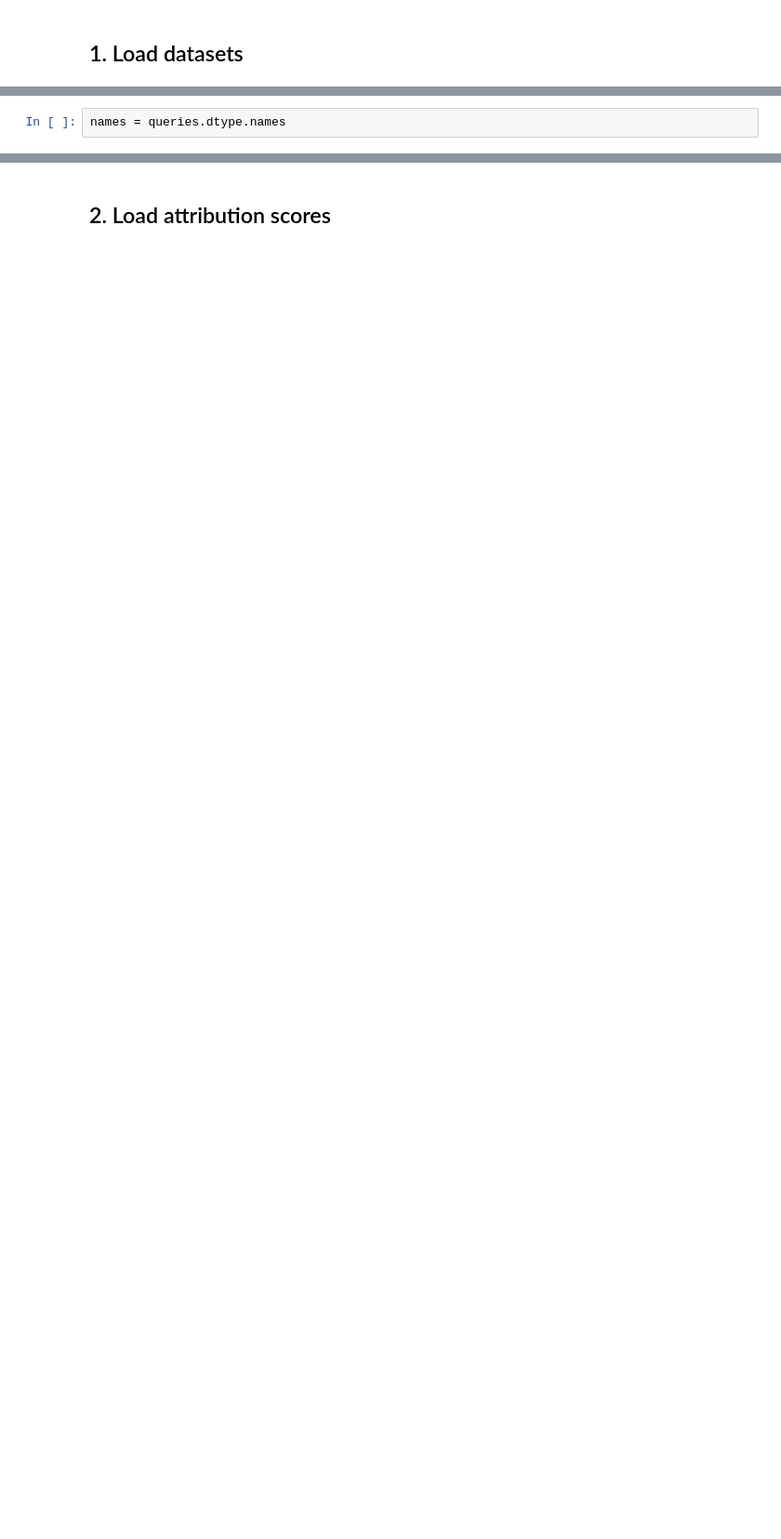
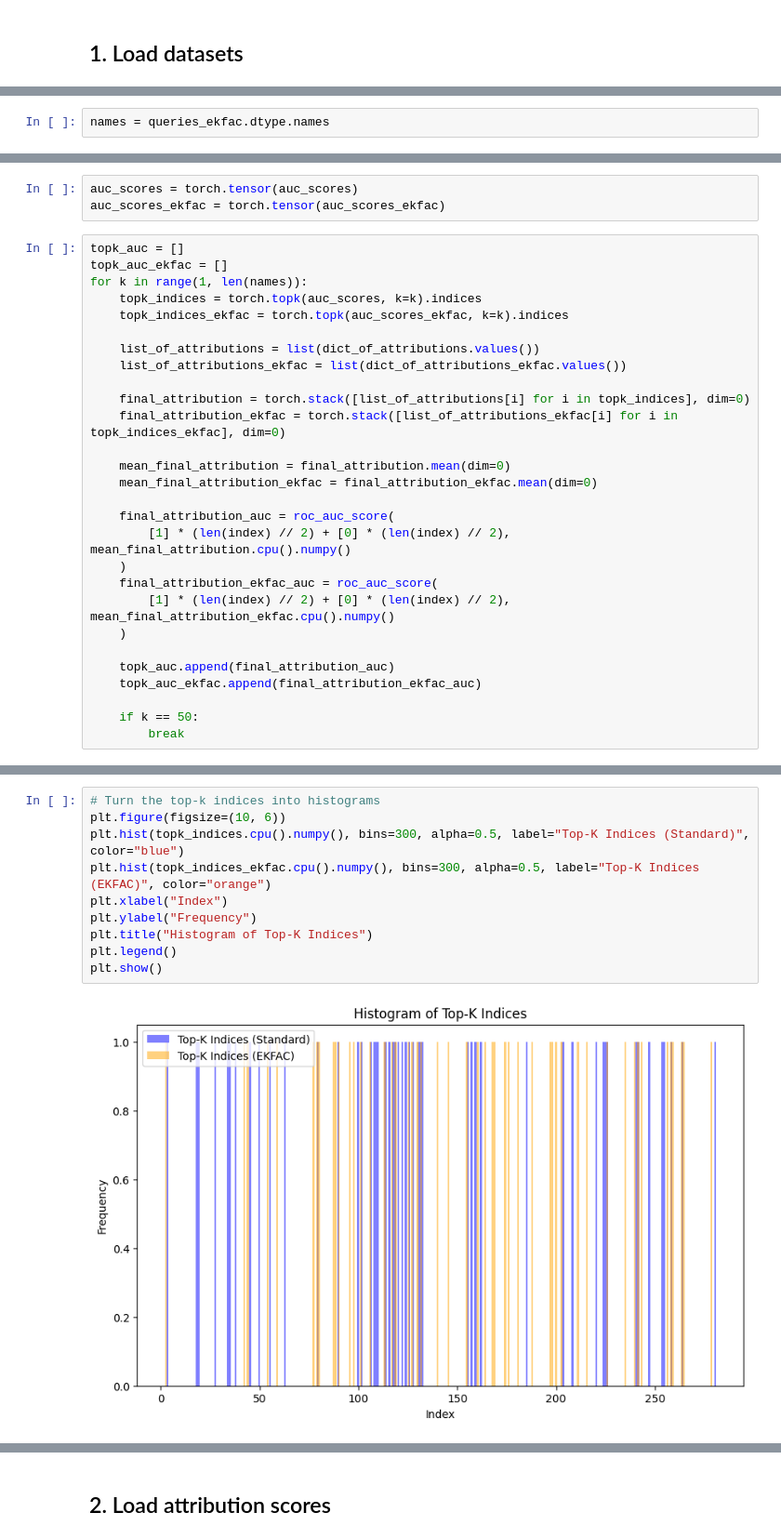
Before and after one commit to baberabb/bergson, a Jupyter notebook: bergson/hessians/data_filtering_ekfac.ipynb, the cells around one changed output, grey strips where cells are left out. Shown at 93% size. Saved outputs shown, nothing was run; the diff lists cells and outputs as text; blank space fills up the shorter version.

Commit message:
running ekfac sweeps

```diff
--- a/bergson/hessians/data_filtering_ekfac.ipynb
+++ b/bergson/hessians/data_filtering_ekfac.ipynb
@@ -27,2 +82,2 @@ queries = load_gradients(queries_path)
 # %%
-names = queries.dtype.names
+names = queries_ekfac.dtype.names
@@ -43,0 +135,31 @@ medical_misaligned_completions = medical_completions_full[misaligned_index]
+# %%
+auc_scores = torch.tensor(auc_scores)
+auc_scores_ekfac = torch.tensor(auc_scores_ekfac)
+# %%
+topk_auc = []
+topk_auc_ekfac = []
+for k in range(1, len(names)):
+    topk_indices = torch.topk(auc_scores, k=k).indices
+    topk_indices_ekfac = torch.topk(auc_scores_ekfac, k=k).indices
+
+    list_of_attributions = list(dict_of_attributions.values())
+    list_of_attributions_ekfac = list(dict_of_attributions_ekfac.values())
+
+    final_attribution = torch.stack([list_of_attributions[i] for i in topk_indices], dim=0)
+    final_attribution_ekfac = torch.stack([list_of_attributions_ekfac[i] for i in topk_indices_ekfac], dim=0)
+
+    mean_final_attribution = final_attribution.mean(dim=0)
+    mean_final_attribution_ekfac = final_attribution_ekfac.mean(dim=0)
+
+    final_attribution_auc = roc_auc_score(
+        [1] * (len(index) // 2) + [0] * (len(index) // 2), mean_final_attribution.cpu().numpy()
+    )
+    final_attribution_ekfac_auc = roc_auc_score(
+        [1] * (len(index) // 2) + [0] * (len(index) // 2), mean_final_attribution_ekfac.cpu().numpy()
+    )
+
+    topk_auc.append(final_attribution_auc)
+    topk_auc_ekfac.append(final_attribution_ekfac_auc)
+
+    if k == 50:
+        break
@@ -43,0 +180,12 @@ medical_misaligned_completions = medical_completions_full[misaligned_index]
+# %%
+# Turn the top-k indices into histograms
+plt.figure(figsize=(10, 6))
+plt.hist(topk_indices.cpu().numpy(), bins=300, alpha=0.5, label="Top-K Indices (Standard)", color="blue")
+plt.hist(topk_indices_ekfac.cpu().numpy(), bins=300, alpha=0.5, label="Top-K Indices (EKFAC)", color="orange")
+plt.xlabel("Index")
+plt.ylabel("Frequency")
+plt.title("Histogram of Top-K Indices")
+plt.legend()
+plt.show()
+# %% [output]
+[figure, added]
```
Also changed, not shown: parts of 44 cells of this notebook, 5 other files.
